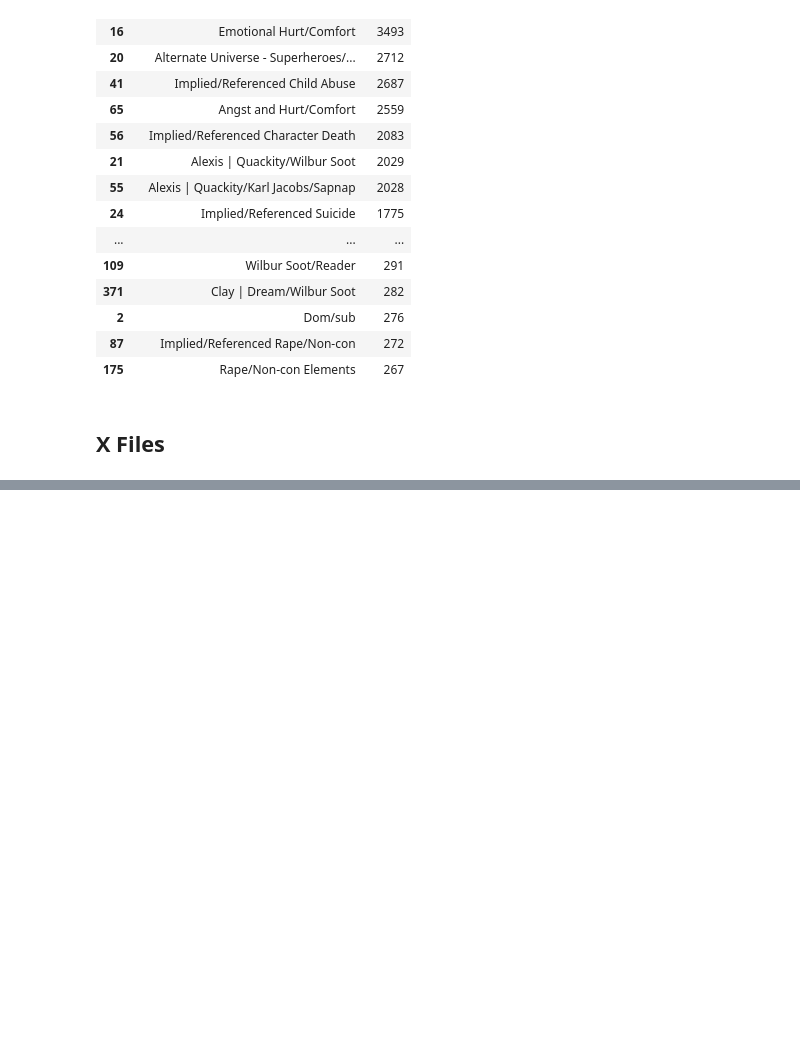
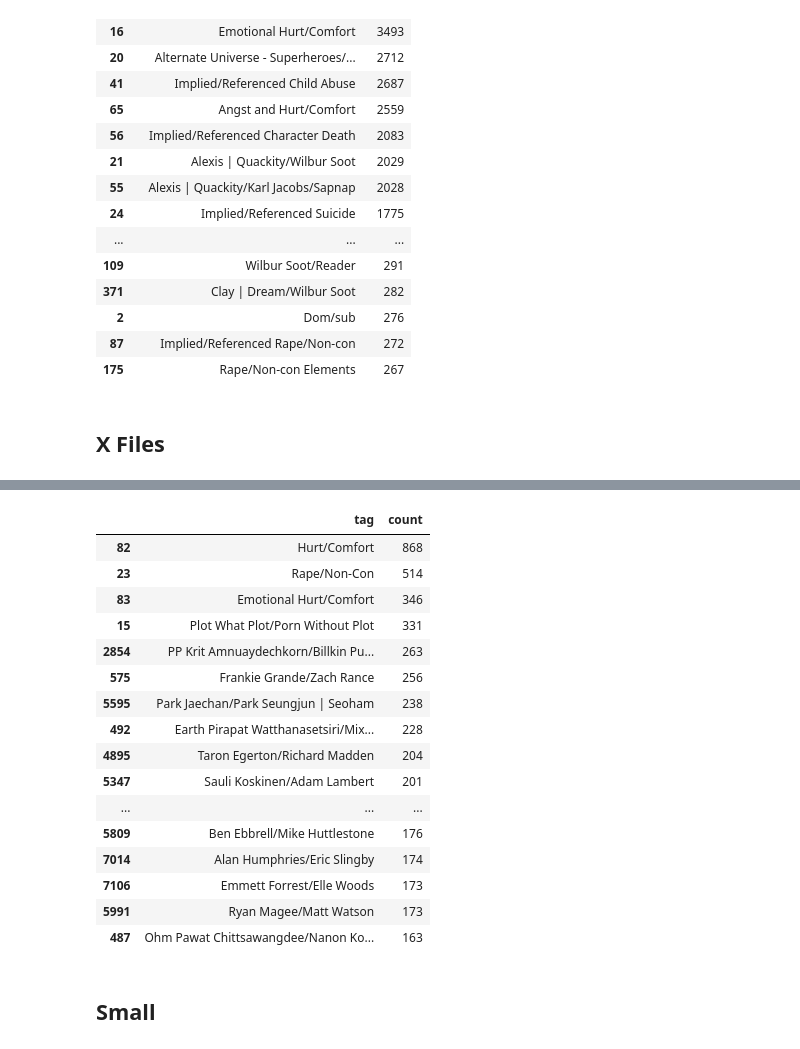
Before and after one commit to miscodisco/2027_peripheries, a Jupyter notebook: src/dev.ipynb, the cells around one changed output, grey strips where cells are left out. Drawn from its saved outputs; the diff is of its cells as text; code cells hidden in the pictures; blank space fills up the shorter version.

```diff
--- a/src/dev.ipynb
+++ b/src/dev.ipynb
@@ -105,0 +105,25 @@ hp_slash_df.sort_values("count", ascending=False).head(50)
+# %%
+med_slash_df = pd.DataFrame.from_dict(med_slash,orient="index" ).reset_index()
+med_slash_df = med_slash_df.rename(columns={'index':'tag', 0:'count'})
+
+med_slash_df.sort_values("count", ascending=False).head(20)
+# %% [output]
+|  | tag | count |
+| 82 | Hurt/Comfort | 868 |
+| 23 | Rape/Non-Con | 514 |
+| 83 | Emotional Hurt/Comfort | 346 |
+| 15 | Plot What Plot/Porn Without Plot | 331 |
+| 2854 | PP Krit Amnuaydechkorn/Billkin Pu... | 263 |
+| 575 | Frankie Grande/Zach Rance | 256 |
+| 5595 | Park Jaechan/Park Seungjun | Seoham | 238 |
+| 492 | Earth Pirapat Watthanasetsiri/Mix... | 228 |
+| 4895 | Taron Egerton/Richard Madden | 204 |
+| 5347 | Sauli Koskinen/Adam Lambert | 201 |
+| ... | ... | ... |
+| 5809 | Ben Ebbrell/Mike Huttlestone | 176 |
+| 7014 | Alan Humphries/Eric Slingby | 174 |
+| 7106 | Emmett Forrest/Elle Woods | 173 |
+| 5991 | Ryan Magee/Matt Watson | 173 |
+| 487 | Ohm Pawat Chittsawangdee/Nanon Ko... | 163 |
+# %% [markdown]
+## Small
```
Also changed, not shown: parts of 6 cells of this notebook.
